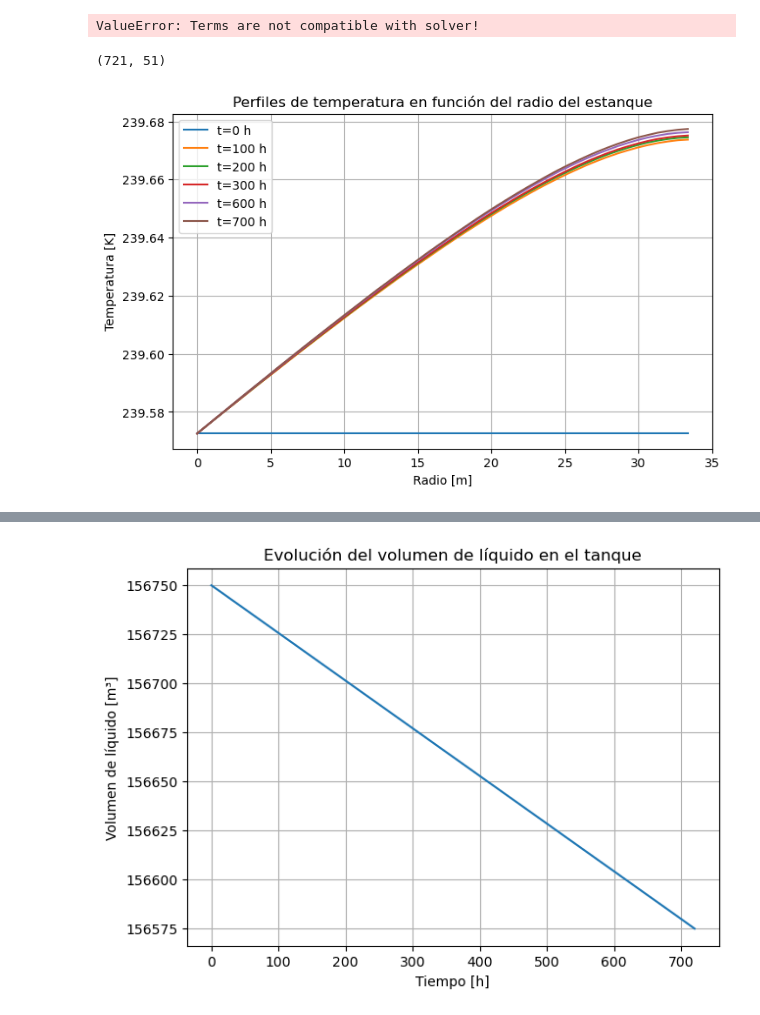
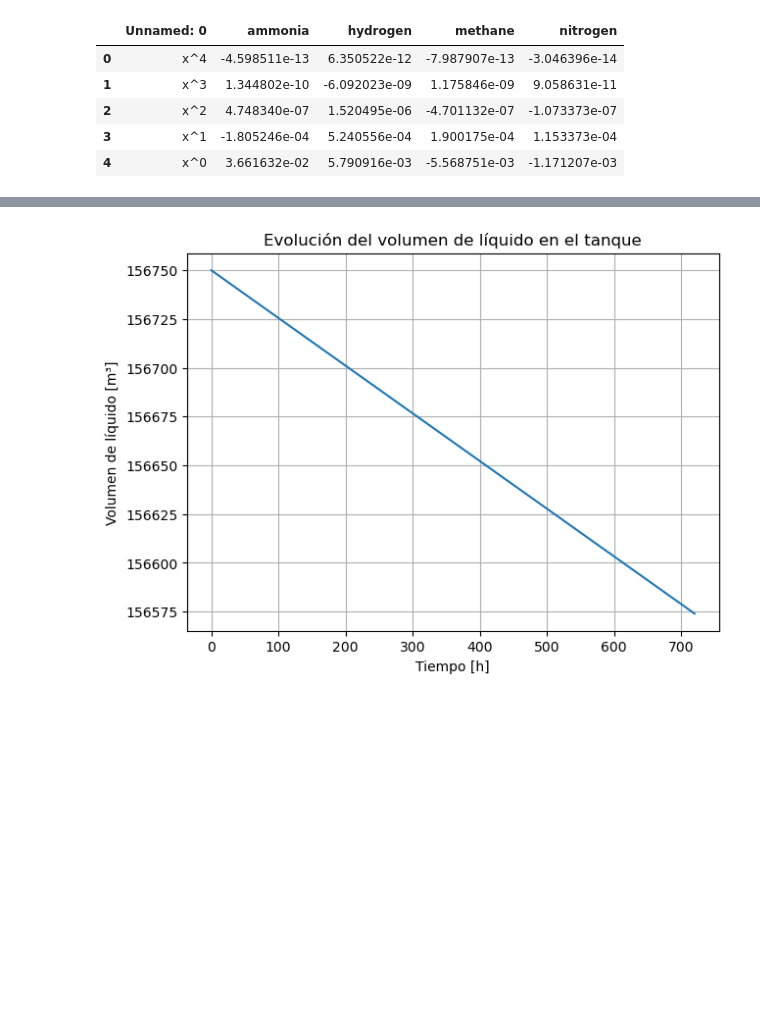
Before and after one commit to felipehuerta17/CryoEvap, a Jupyter notebook: notebooks/JAX_implementation.ipynb, the cells around one changed output, grey strips where cells are left out. Saved outputs shown, nothing was run; the diff lists cells and outputs as text; code cells hidden in the pictures; blank space fills up the shorter version.

```diff
--- a/notebooks/JAX_implementation.ipynb
+++ b/notebooks/JAX_implementation.ipynb
@@ -134,28 +0,0 @@ tanque = Tank(d_i, d_o, V_tank, LF)
-# %%
-sol = tanque.evaporate(3600*720)
-# %% [output]
-ValueError: Terms are not compatible with solver!
-# %%
-sol.ys.shape
-# %% [output]
-(721, 51)
-# %%
-import matplotlib.pyplot as plt
-
-# Tiempos a graficar (índices correspondientes)
-time_indices = [0, 100, 200, 300, 600, 700]
-z_grid = tanque.z_grid
-r = (d_i / 2) * z_grid  # Radio en función de la fracción axial (z_grid va de 0 a 1)
-
-plt.figure(figsize=(8, 5))
-for idx in time_indices:
-    plt.plot(r, sol.ys[idx, 1:], label=f"t={int(sol.ts[idx]//3600)} h")
-
-plt.xlabel("Radio [m]")
-plt.ylabel("Temperatura [K]")
-plt.title("Perfiles de temperatura en función del radio del estanque")
-plt.legend()
-plt.grid(True)
-plt.show()
-# %% [output]
-[figure, removed]
@@ -162 +14,16 @@ plt.show()
+# %%
+# Import polyfit function from CoolProp
+folder   = '../Cryoevap/cryogens/Coeffs/'
+cp_V_df  = pd.read_csv(folder + 'coeffs_cpV.csv')
+k_V_df   = pd.read_csv(folder + 'coeffs_kV.csv')
+rho_V_df = pd.read_csv(folder + 'coeffs_rhoV.csv')
+
+k_V_df
+# %% [output]
+|  | Unnamed: 0 | ammonia | hydrogen | methane | nitrogen |
+| 0 | x^4 | -4.598511e-13 | 6.350522e-12 | -7.987907e-13 | -3.046396e-14 |
+| 1 | x^3 | 1.344802e-10 | -6.092023e-09 | 1.175846e-09 | 9.058631e-11 |
+| 2 | x^2 | 4.748340e-07 | 1.520495e-06 | -4.701132e-07 | -1.073373e-07 |
+| 3 | x^1 | -1.805246e-04 | 5.240556e-04 | 1.900175e-04 | 1.153373e-04 |
+| 4 | x^0 | 3.661632e-02 | 5.790916e-03 | -5.568751e-03 | -1.171207e-03 |
 # %%
```
Also changed, not shown: parts of 18 cells of this notebook, 5 other files.
